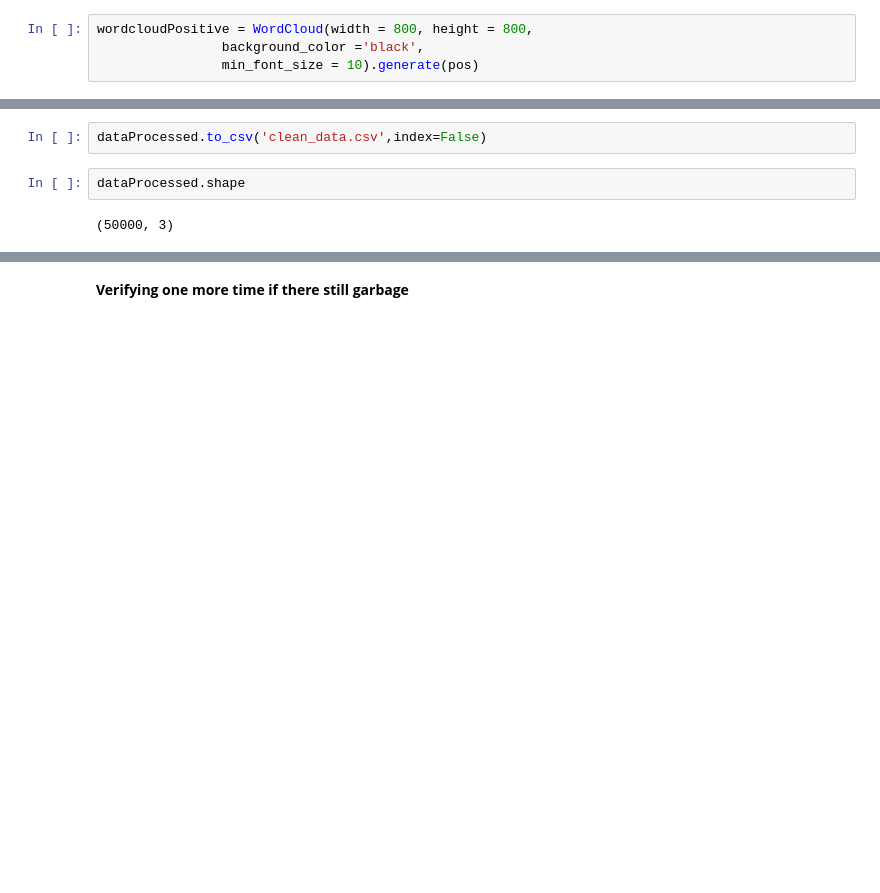
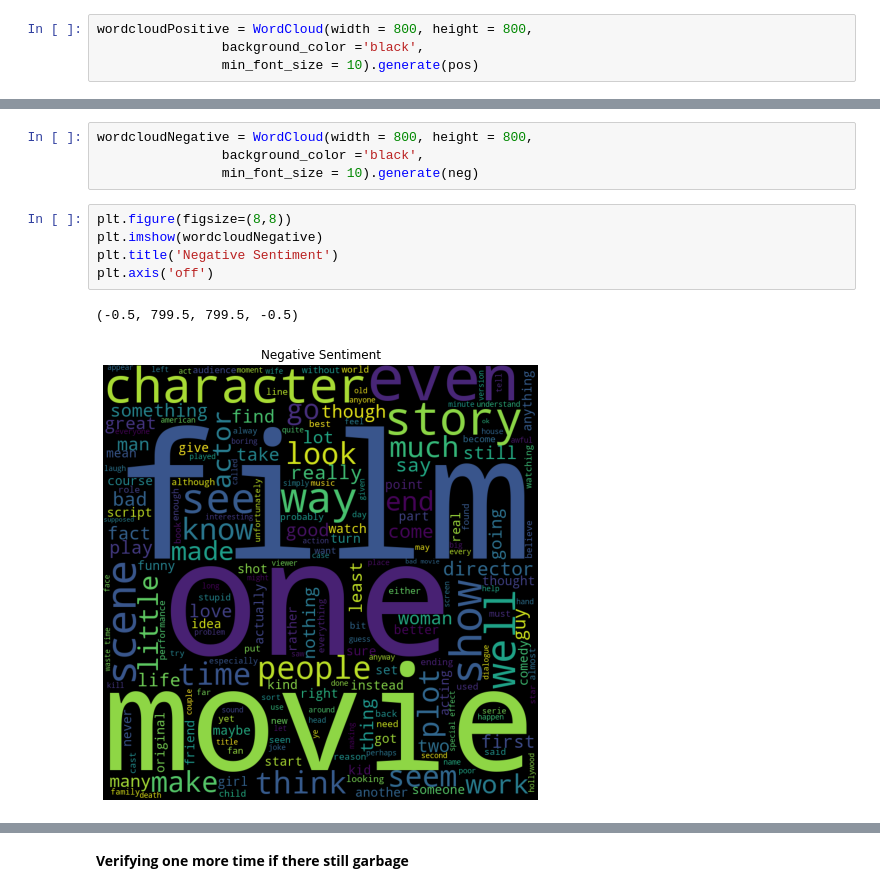
Before and after one commit to javivi235/SentimentAnalysis, a Jupyter notebook: Proyecto_FInal.ipynb, the cells around one changed output, grey strips where cells are left out. Saved outputs shown, nothing was run; the diff lists cells and outputs as text; blank space fills up the shorter version.

Commit message:
plots agregados

```diff
--- a/Proyecto_FInal.ipynb
+++ b/Proyecto_FInal.ipynb
@@ -229,6 +220,12 @@ plt.axis('off')
-# %%
-dataProcessed.to_csv('clean_data.csv',index=False)
-# %%
-dataProcessed.shape
-# %% [output]
-(50000, 3)
+# %%
+wordcloudNegative = WordCloud(width = 800, height = 800,
+                background_color ='black',
+                min_font_size = 10).generate(neg)
+# %%
+plt.figure(figsize=(8,8))
+plt.imshow(wordcloudNegative)
+plt.title('Negative Sentiment')
+plt.axis('off')
+# %% [output]
+(-0.5, 799.5, 799.5, -0.5)
+[figure, added]
```
Also changed, not shown: parts of 21 cells of this notebook.
